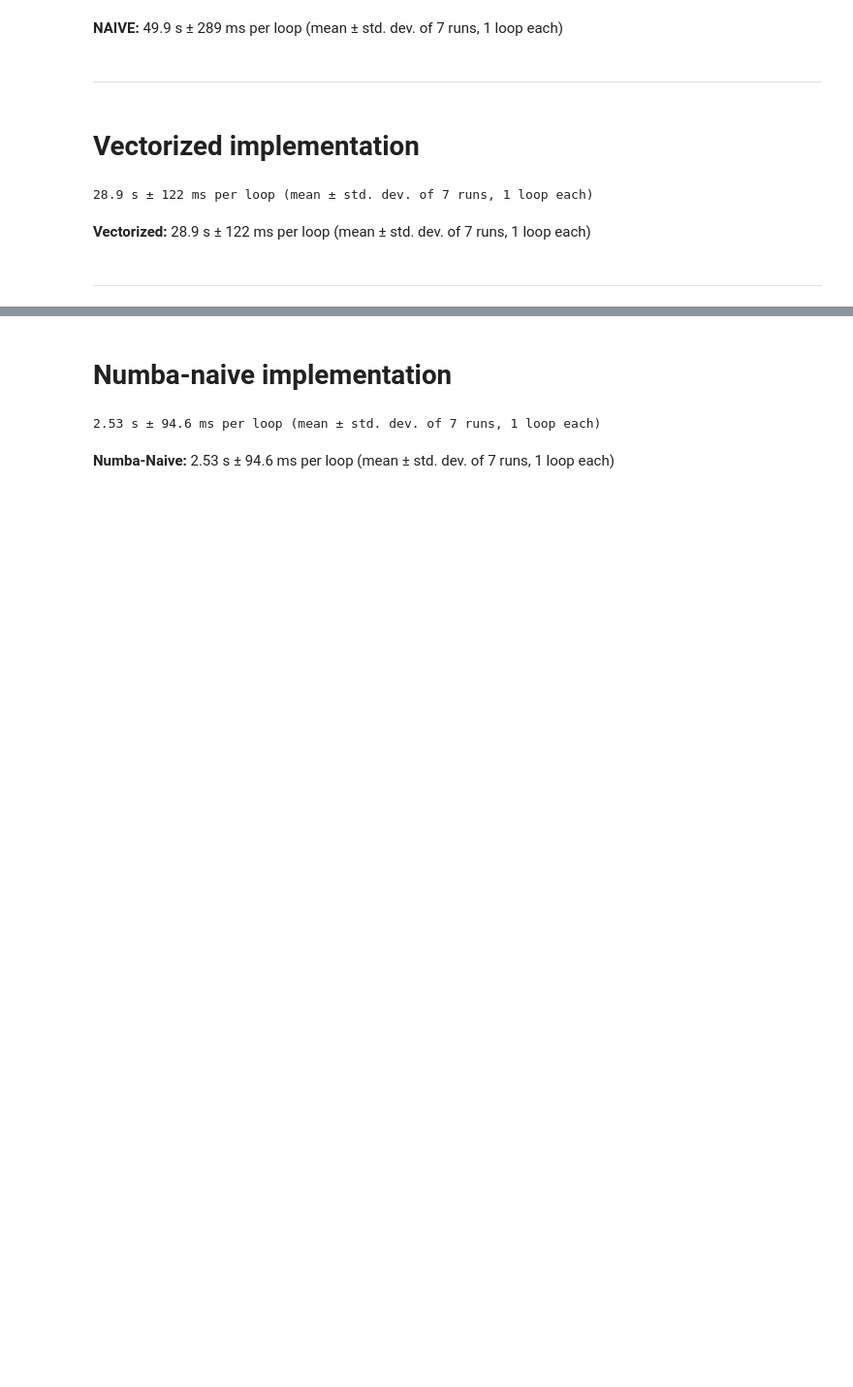
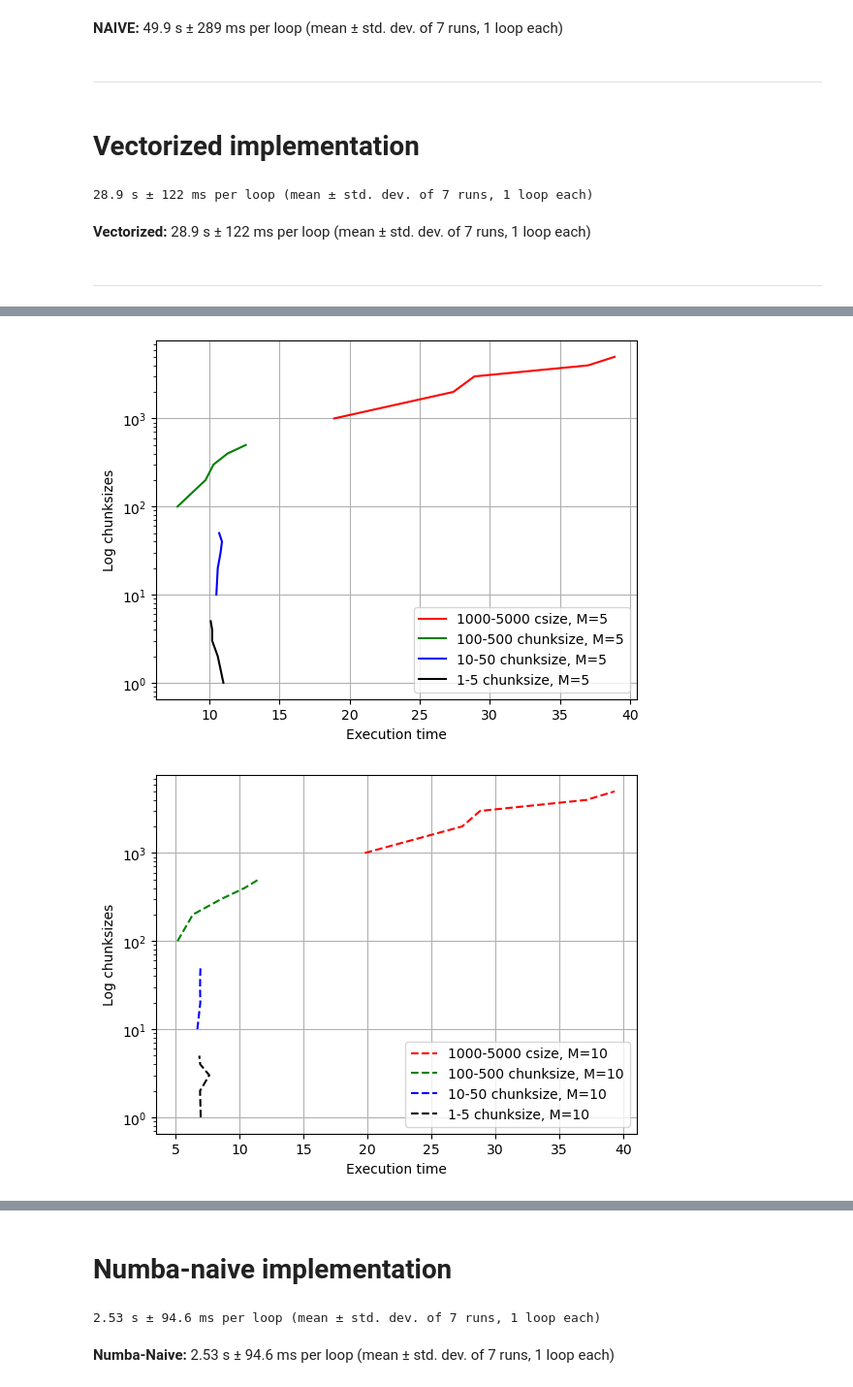
Before and after one commit to mputak/HPC, a Jupyter notebook: miniproject-Mandelbrot/main_mandlebrot.ipynb, the cells around one changed output, grey strips where cells are left out. Shown at 97% size. Saved outputs shown, nothing was run; the diff lists cells and outputs as text; code cells hidden in the pictures; blank space fills up the shorter version.

Commit message:
variable multiprocessing chunks and processes

```diff
--- a/miniproject-Mandelbrot/main_mandlebrot.ipynb
+++ b/miniproject-Mandelbrot/main_mandlebrot.ipynb
@@ -101,0 +173,22 @@ grid = make_grid(5000, 5000)
+# %%
+for thousands, hundreds, tens, ones, M, linestyle in zip(all_thousands, all_hundreds, all_tens, all_ones, M_list, ["-", "--", ":", "-."]):
+
+    thousands = [float(str(x).split("s")[0]) for x in thousands]
+    hundreds = [float(str(x).split("s")[0]) for x in hundreds]
+    tens = [float(str(x).split("s")[0]) for x in tens]
+    ones = [float(str(x).split("s")[0]) for x in ones]
+
+    plt.plot(thousands, chunksizes_t, f"r{linestyle}", label=f"1000-5000 csize, M={M}")
+    plt.plot(hundreds, chunksizes_h, f"g{linestyle}", label=f"100-500 chunksize, M={M}")
+    plt.plot(tens, chunksizes_te, f"b{linestyle}", label=f"10-50 chunksize, M={M}")
+    plt.plot(ones, chunksizes_o, f"k{linestyle}", label=f"1-5 chunksize, M={M}")
+    plt.yscale("log")
+    plt.ylabel("Log chunksizes")
+    plt.xlabel("Execution time")
+    plt.grid()
+
+    plt.legend()
+    plt.show()
+# %% [output]
+[figure, added]
+[figure, added]
```
Also changed, not shown: parts of 28 cells of this notebook.
